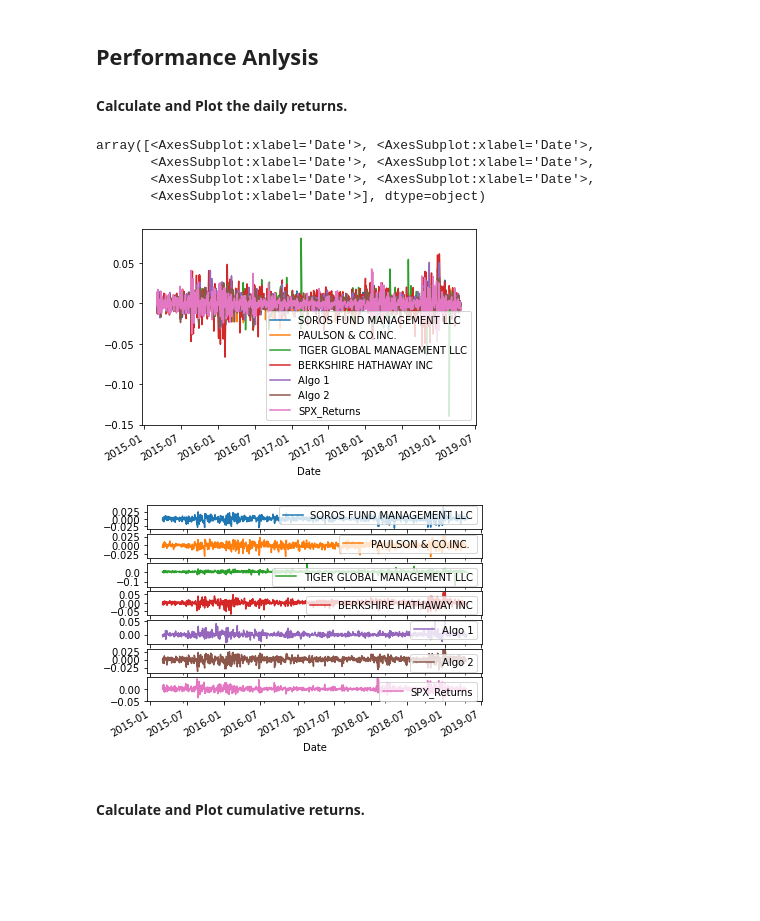
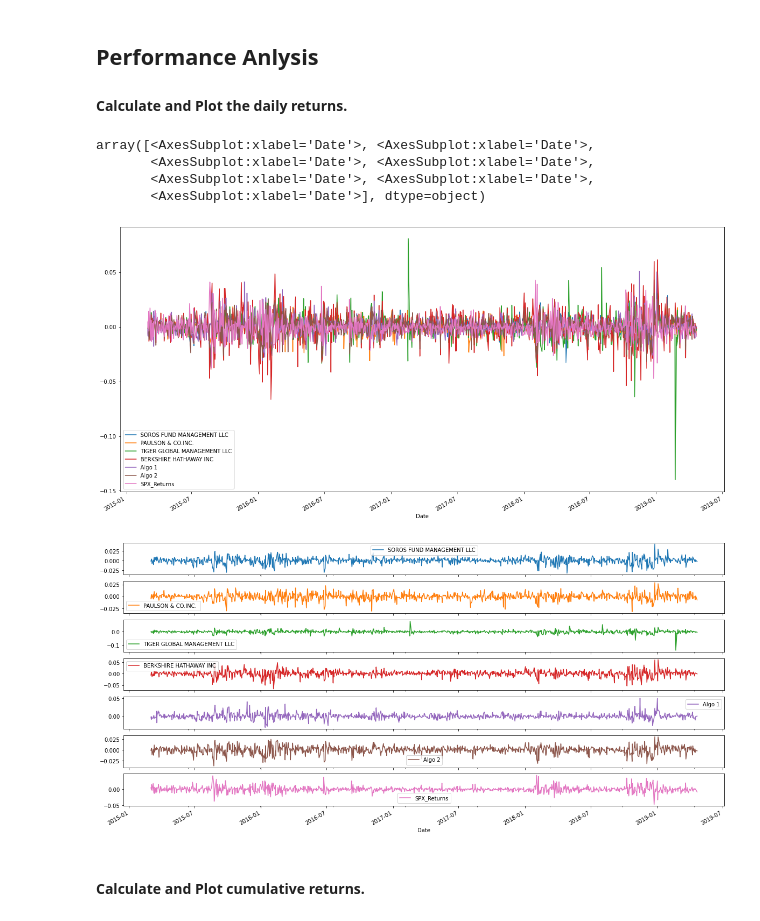
Before and after one commit to imanoxymoron/Pandas-HW-4, a Jupyter notebook: savingwhales5.ipynb, the cells around one changed output. Cells and saved outputs as stored; diff of their text form; code cells hidden in the pictures; blank space fills up the shorter version.

```diff
--- a/savingwhales5.ipynb
+++ b/savingwhales5.ipynb
@@ -32,7 +32,7 @@ Read the Whale Portfolio daily returns and clean the data
 # %%
 # Reading whale returns
 
-whale_path= Path("Resources/whale_returns.csv")
+whale_path= Path("whale_returns.csv")
 
 whale_data = pd.read_csv(whale_path,index_col="Date", parse_dates=True, infer_datetime_format=True)
 
@@ -74,7 +74,7 @@ Read the algorithmic daily returns and clean the data
 # %%
 # Reading algorithmic returns
 
-algo_path = Path("Resources/algo_returns.csv")
+algo_path = Path("algo_returns.csv")
 
 algo_data = pd.read_csv(algo_path, index_col = 'Date', parse_dates=True, infer_datetime_format=True)
 # %%
@@ -105,7 +105,7 @@ Read the S&P 500 historic closing prices and create a new daily returns DataFram
 
 # Reading whale returns
 
-spx_path = Path("Resources/sp500_history.csv")
+spx_path = Path("sp500_history.csv")
 
 spx_data = pd.read_csv(spx_path,parse_dates=True, infer_datetime_format=True,index_col = 'Date')
 
@@ -188,15 +188,15 @@ In this section, you will calculate and visualize performance and risk metrics f
 # %%
 # Plot daily returns of all portfolios
 
-big_frame_clean.plot()
-big_frame_clean.plot(subplots = True)
+big_frame_clean.plot(figsize=(20, 10))
+big_frame_clean.plot(figsize=(20, 10),subplots = True)
 # %% [output]
 array([<AxesSubplot:xlabel='Date'>, <AxesSubplot:xlabel='Date'>,
        <AxesSubplot:xlabel='Date'>, <AxesSubplot:xlabel='Date'>,
        <AxesSubplot:xlabel='Date'>, <AxesSubplot:xlabel='Date'>,
        <AxesSubplot:xlabel='Date'>], dtype=object)
-[figure, old version]
+[figure, new version]
-[figure, old version]
+[figure, new version]
 # %% [markdown]
 #### Calculate and Plot cumulative returns.
 # %%
```
Also changed, not shown: parts of 29 cells of this notebook.
